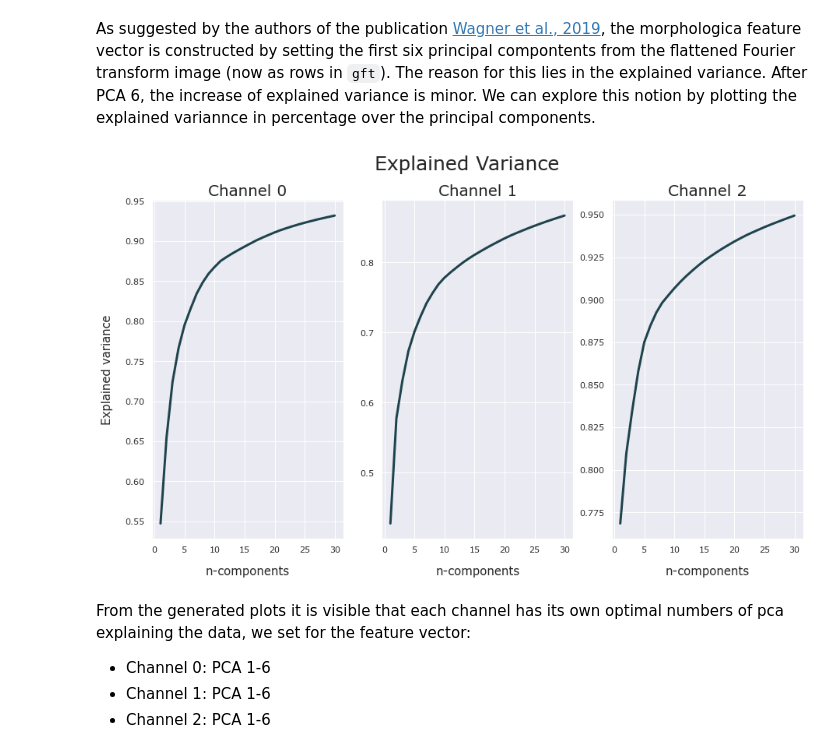
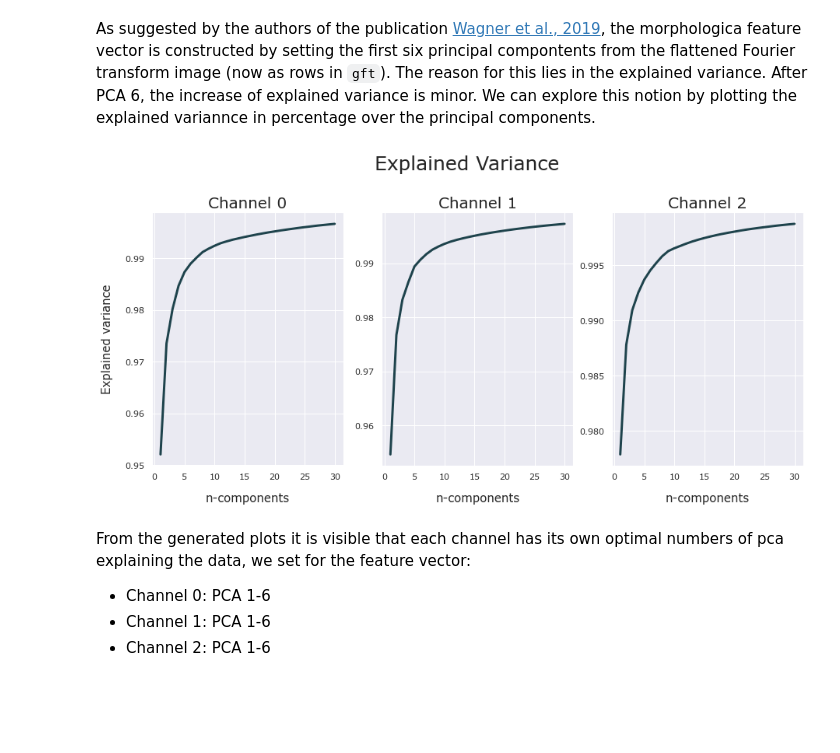
Before and after one commit to sardi1990/Morphological-feature-extraction-of-cell-nuclei-with-generic-Fourier-transform, a Jupyter notebook: code/Nuclear_morphology.ipynb, the cells around one changed output. Drawn from its saved outputs; the diff is of its cells as text; code cells hidden in the pictures; blank space fills up the shorter version.

Commit message:
Jupyter notebook

```diff
--- a/code/Nuclear_morphology.ipynb
+++ b/code/Nuclear_morphology.ipynb
@@ -159,15 +186,16 @@ filenames = glob.glob(file_location)
 filenames.sort()
 
 
-#ch 0: Segementation
-ch_0 = 0
+#ch 1: Segementation
+ch_1 = 0
 #ch 1: Protein 1
-ch_1 = 1
+ch_2 = 1
 #ch 2: Protein 2
-ch_2 = 2
+ch_3 = 2
 
+channels=[ch_1,ch_2,ch_3]
 size = 35
-gft=np.concatenate(([np.array([GFT(file,ch_0,size) for file in filenames])],
-                    [np.array([GFT(file,ch_1,size) for file in filenames])],
-                    [np.array([GFT(file,ch_2,size) for file in filenames])]),axis=0)
+
+gft=np.array([GFT(file,channels,size) for file in filenames])
+gft=np.reshape(gft,(gft.shape[1],gft.shape[0],gft.shape[2]))
 # %% [output]
@@ -379,43 +378,63 @@ import seaborn as sns
 # %%
 ####pca####
 
 
 ##the gft array contains the information for three channels -> gft[#channels,#nuclei,(n*n*n)] , n= pixels
+# feature_vector(gft,vector_dimension), vector_dimension is a list -> [#pca_ch_0,#pca_ch_1,#pca_ch2] depending on the amount of channels
 
-def feature_vector(vector_dimension,gft):
-    nr_pca=PCA(n_components=vector_dimension,whiten=True)
+
+def feature_vector(gft,vector_dimension):
     if len(gft.shape)==2:
-        feature_vec=nr_pca.fit_transform(gft)
-        feature_vec_var=np.cumsum(nr_pca.explained_variance_ratio_)
-        return np.array([feature_vec,feature_vec_var],dtype=object)
-    else:
-        feature_vector_list=[]
-        for n in range(gft.shape[0]):
-            feature_vec=nr_pca.fit_transform(gft[n,:,:])
+        if len(gft.shape) != (len(vector_dimension)+1):
+            print ('channels is not equal vector_dimensiomn')
+        else:
+            nr_pca=PCA(n_components=vector_dimension[0],whiten=True)
+            feature_vec=nr_pca.fit_transform(gft)
             feature_vec_var=np.cumsum(nr_pca.explained_variance_ratio_)
-            feature_vector_list.append([feature_vec,feature_vec_var])
-        return np.array(feature_vector_list,dtype=object)
+            return np.array([feature_vec,feature_vec_var],dtype=object)
+    if len(gft.shape) > 2:
+        if gft.shape[0] != len(vector_dimension):
+            print ('channels is not equal vector_dimensiomn')
+        else:
+            feature_vector_list=[]
+            for n in range(gft.shape[0]):
+                nr_pca=PCA(n_components=vector_dimension[n],whiten=True)
+                feature_vec=nr_pca.fit_transform(gft[n,:,:])
+                feature_vec_var=np.cumsum(nr_pca.explained_variance_ratio_)
+                feature_vector_list.append([feature_vec,feature_vec_var])
+            return np.array(feature_vector_list,dtype=object)
 
-feature_vec_gft=feature_vector(30,gft)
+feature_vec_gft=feature_vector(gft,[30,30,30])
 
 # Plot variance
 
-def plot_var(feature_vec_gft):
-    fig, axes = plt.subplots(1,3,figsize=(15,8),sharey=False)
-    sns.set(font='MS Reference Sans Serif',context='notebook')
-    fig.suptitle('Explained Variance',fontsize=25)
-    for n in range(feature_vec_gft.shape[0]):
-            sns.set(font='MS Reference Sans Serif',context='notebook')
-            sns.lineplot(ax=axes[n],x=(np.arange(len(feature_vec_gft[n,1])) + 1),y=feature_vec_gft[n,1],legend=False,linewidth=3,color='#1E434C')
+
+def plot_var(feature_vec_gft,size):
+    if len(feature_vec_gft.shape)==1:
+        fig = plt.figure(figsize=size)
+        sns.set(font='MS Reference Sans Serif',context='notebook')
+        plt.title('Explained Variance',fontsize=25,pad=30)
+        sns.lineplot(x=(np.arange(len(feature_vec_gft[0][0,:])) + 1),y=feature_vec_gft[1],legend=False,linewidth=3,color='#1E434C')
+        plt.ylabel('Explained variance',fontsize=15,labelpad=15,fontweight=15)
+        plt.xlabel('n-components',fontsize=15,labelpad=15,fontweight=15)
+        fig.savefig('pca_expl_var.png')
+    else:
+        fig, axes = plt.subplots(1,len(feature_vec_gft),figsize=size,sharey=False)
+        sns.set(font='MS Reference Sans Serif',context='notebook')
+        fig.suptitle('Explained Variance',fontsize=25,y=1.05)
+        for n in range(len(feature_vec_gft)):
+            sns.lineplot(ax=axes[n],x=(np.arange(len(feature_vec_gft[n,0][0,:])) + 1),y=feature_vec_gft[n,1],legend=False,linewidth=3,color='#1E434C')
             axes[n].set_title(('Channel '+str(n)),fontsize=20)
             axes[0].set_ylabel('Explained variance',fontsize=15,labelpad=15,fontweight=15)
             axes[n].set_xlabel('n-components',fontsize=15,labelpad=15,fontweight=15)
-    fig.savefig('pca_expl_var.png')
+        fig.savefig('pca_expl_var.png')
 
 
-plot_var(feature_vec_gft)
+
+
+plot_var(feature_vec_gft,(15,6))
 # %% [output]
-[figure, old version]
+[figure, new version]
 # %% [markdown]
 From the generated plots it is visible that each channel has its own optimal numbers of pca explaining the data, we set for the feature vector:
 
```
Also changed, not shown: parts of 24 cells of this notebook, 21 other files.
